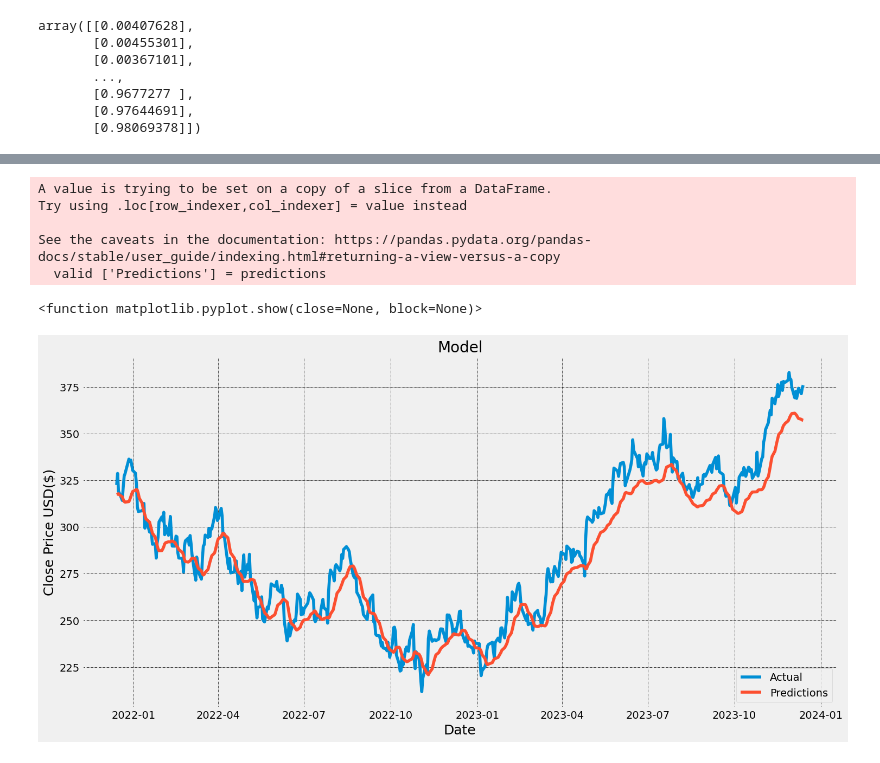
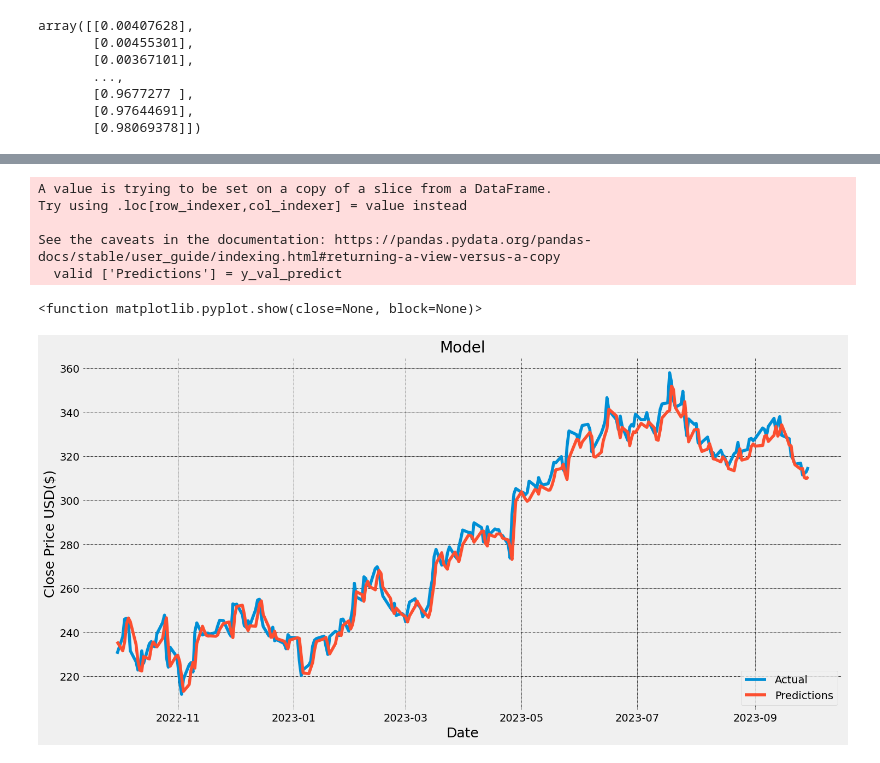
Before and after one commit to kh4n9373/STOCK-PRICE-PREDICTION, a Jupyter notebook: Machine Learning/LSTM.ipynb, the cells around one changed output, grey strips where cells are left out. Cells and saved outputs as stored; diff of their text form; code cells hidden in the pictures.

```diff
--- a/Machine Learning/LSTM.ipynb
+++ b/Machine Learning/LSTM.ipynb
@@ -54,6 +59,6 @@ data = df.filter(['Close'])
 #convert the dataframe to a numpy array
 dataset = data.values
 #get the number of rows to train the model on
-training_data_len = math.ceil(len(dataset)*0.8)
+training_data_len = math.ceil(len(dataset)*0.8795)
 training_data_len
 # %% [output]
@@ -116,7 +121,7 @@ x_train.shape
 # %%
 x_val = []
 y_val = []
-for i in range(training_data_len, len(scaled_data)):
+for i in range(training_data_len, len(scaled_data)-52):
     x_val.append(scaled_data[i-60:i, 0])
     y_val.append(scaled_data[i, 0])
 
@@ -136,5 +141,5 @@ model.add(Dense(1))
 #compile the model
 model.compile(optimizer ='adam', loss = 'mean_squared_error')
 # %%
-model.fit(x_train, y_train, validation_data=(x_val, y_val), batch_size=1, epochs=1)
+model.fit(x_train, y_train, validation_data=(x_val, y_val), batch_size=30, epochs=50)
 # %% [output]
@@ -177,0 +193,3 @@ rmse
+# %%
+y_val_predict = model.predict(x_val)
+y_val_predict = scaler.inverse_transform(y_val_predict)
@@ -178,23 +198,22 @@ rmse
 # %%
-#Plot the data
 train = data[:training_data_len]
-valid = data[training_data_len:]
-valid ['Predictions'] = predictions
+valid = data[training_data_len:-52]
+valid ['Predictions'] = y_val_predict
 #visualize the data
 plt.figure(figsize = (16,8))
 plt.title('Model')
 plt.xlabel('Date', fontsize = 18)
 plt.ylabel('Close Price USD($)', fontsize = 18)
 # plt.plot(train['Close'])
 plt.plot(valid[['Close','Predictions']])
 plt.grid(which='major',color='k', linestyle='-.',linewidth=0.5)
 plt.legend(['Actual', 'Predictions'], loc = 'lower right')
 plt.show
 # %% [output]
 A value is trying to be set on a copy of a slice from a DataFrame.
 Try using .loc[row_indexer,col_indexer] = value instead
 
 See the caveats in the documentation: https://pandas.pydata.org/pandas-docs/stable/user_guide/indexing.html#returning-a-view-versus-a-copy
-  valid ['Predictions'] = predictions
+  valid ['Predictions'] = y_val_predict
 <function matplotlib.pyplot.show(close=None, block=None)>
-[figure, old version]
+[figure, new version]
```
Also changed, not shown: parts of 13 cells of this notebook.
